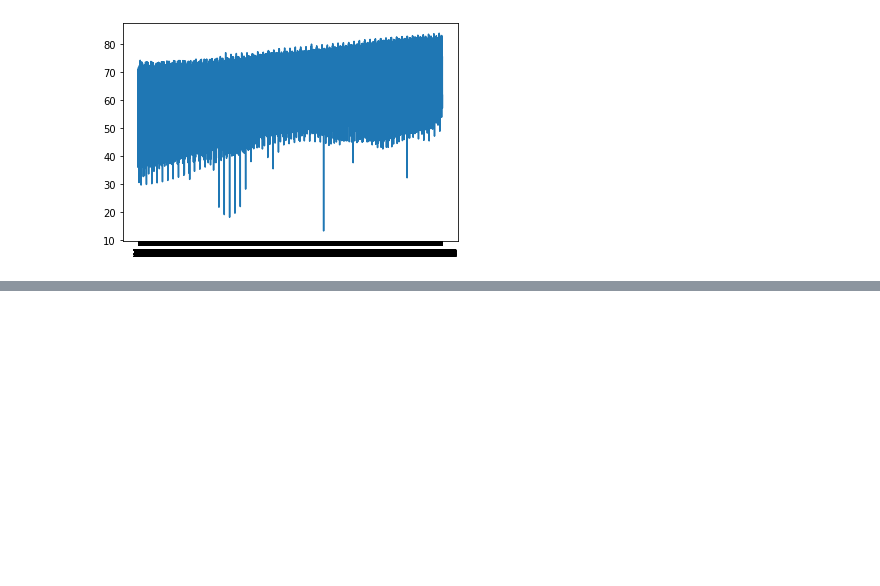
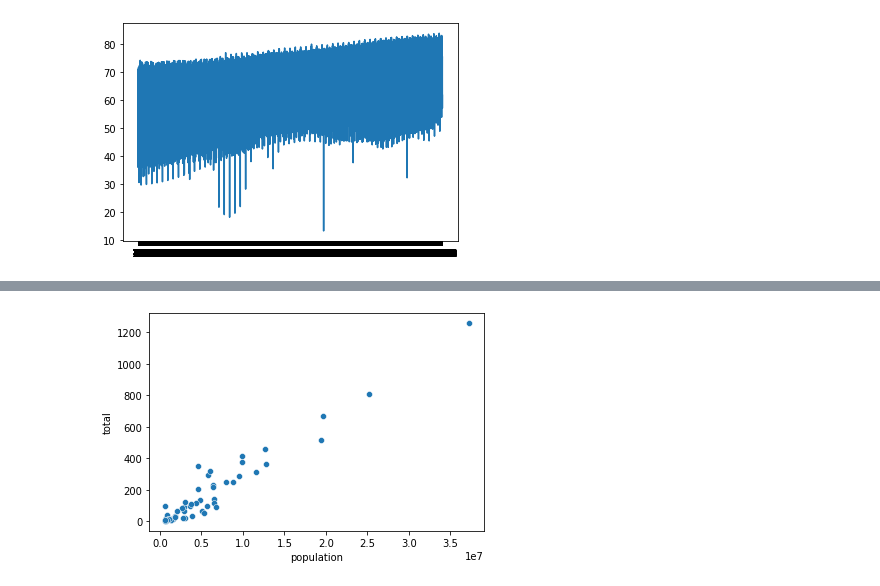
Before and after one commit to ALRIER/BigD_KonradLorenz, a Jupyter notebook: Graphics.ipynb, the cells around one changed output, grey strips where cells are left out. Saved outputs shown, nothing was run; the diff lists cells and outputs as text; code cells hidden in the pictures; blank space fills up the shorter version.

```diff
--- a/Graphics.ipynb
+++ b/Graphics.ipynb
@@ -317,0 +212,8 @@ p + geom_point(aes(col=region), size = 3) +
+# %%
+import seaborn as sns
+import matplotlib.pyplot as plt
+
+sns.scatterplot(data=murders, x="population", y="total")
+plt.show()
+# %% [output]
+[figure, added]
```
Also changed, not shown: parts of 30 cells of this notebook.
